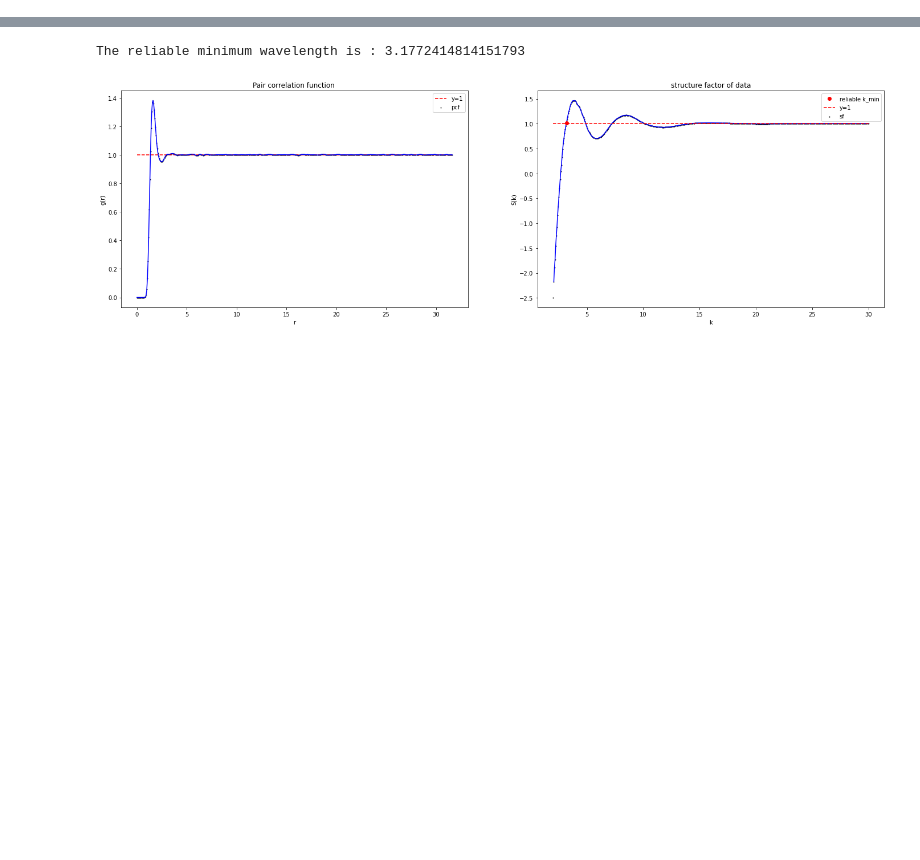
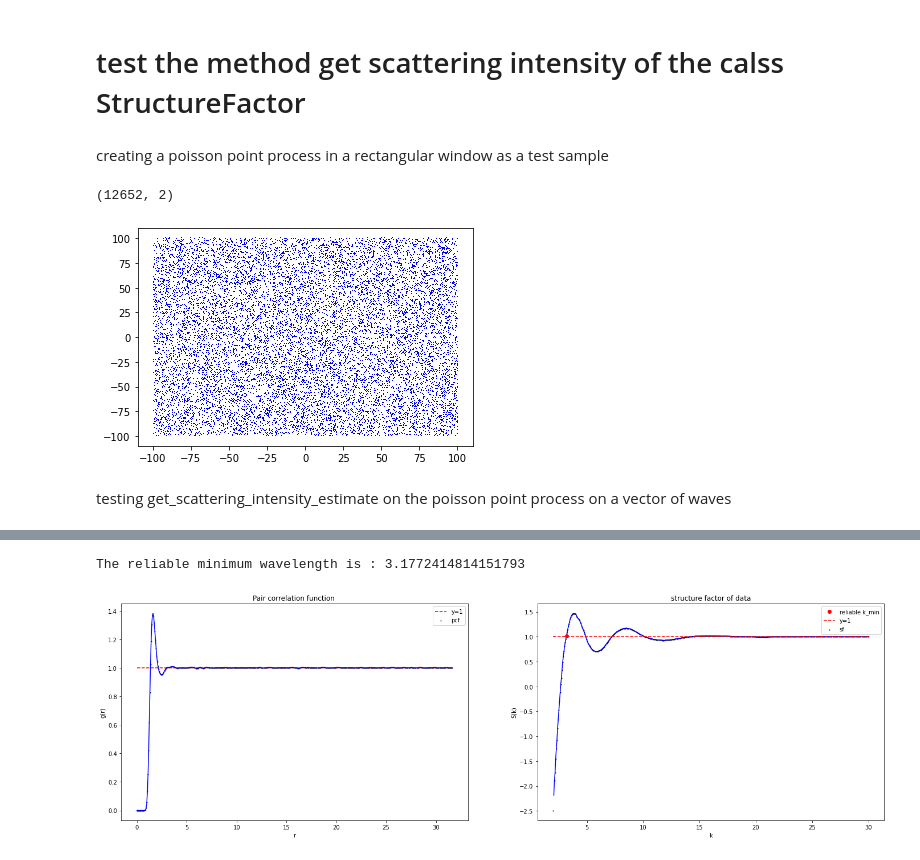
Before and after one commit to For-a-few-DPPs-more/structure-factor, a Jupyter notebook: notebooks/test_workflow.ipynb, the cells around one changed output, grey strips where cells are left out. Drawn from its saved outputs; the diff is of its cells as text; code cells hidden in the pictures; blank space fills up the shorter version.

```diff
--- a/notebooks/test_workflow.ipynb
+++ b/notebooks/test_workflow.ipynb
@@ -11,0 +15,32 @@ from structure_factor.structure_factor import StructureFactor, SymmetricFourierT
+# %% [markdown]
+# test the method get scattering intensity of the calss StructureFactor
+# %% [markdown]
+creating a poisson point process in a rectangular window as a test sample
+# %%
+def Poisson_process_in_rectangle(xMin, xMax, yMin, yMax, intensity):
+    """
+    this function simulate a poisson point process of intensity intensity, in a rectangle window     of R^2 of cooredinate (xMin, yMin), (xMax, yMax)
+    """
+    xDelta = xMax - xMin
+    yDelta = yMax - yMin #rectangle dimensions
+    total_area = xDelta * yDelta # area of the rectangle
+    n_poisson = scipy.stats.poisson(intensity * total_area).rvs()#number of points of the poisson point process
+    poisson_points = np.zeros((n_poisson, 2))
+    poisson_points[:,0] = xDelta*scipy.stats.uniform.rvs(0, 1, ((n_poisson,1)))[:,0] + xMin #x coordinates of Poisson points
+    poisson_points[:,1] = yDelta*scipy.stats.uniform.rvs(0, 1, ((n_poisson, 1)))[:,0] + yMin#y coordinates of Poisson points
+    return (poisson_points, n_poisson)
+# %%
+xMin = -100
+yMin = xMin
+xMax = 100
+yMax = xMax
+intensity_poisson= 1/np.pi
+poisson_points, n_poisson = Poisson_process_in_rectangle(xMin, xMax, yMin, yMax, intensity_poisson)
+poisson_points.shape
+# %% [output]
+(12652, 2)
+# %%
+plt.plot(poisson_points[:, 0], poisson_points[:, 1], 'b,')
+plt.show()
+# %% [output]
+[figure, added]
@@ -11,0 +49,2 @@ from structure_factor.structure_factor import StructureFactor, SymmetricFourierT
+# %% [markdown]
+testing get_scattering_intensity_estimate on the poisson point process on a vector of waves
```
Also changed, not shown: parts of 14 cells of this notebook, 1 other file.
